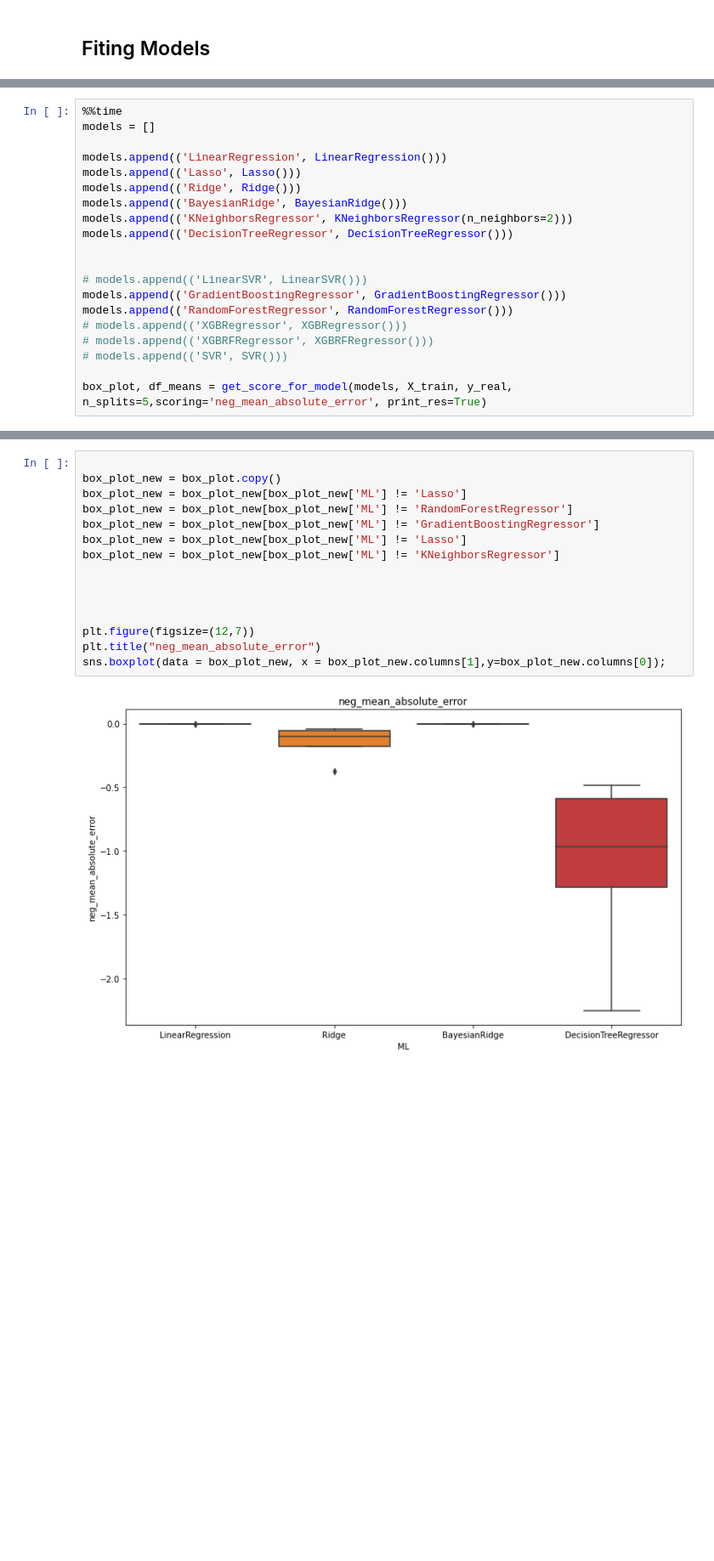
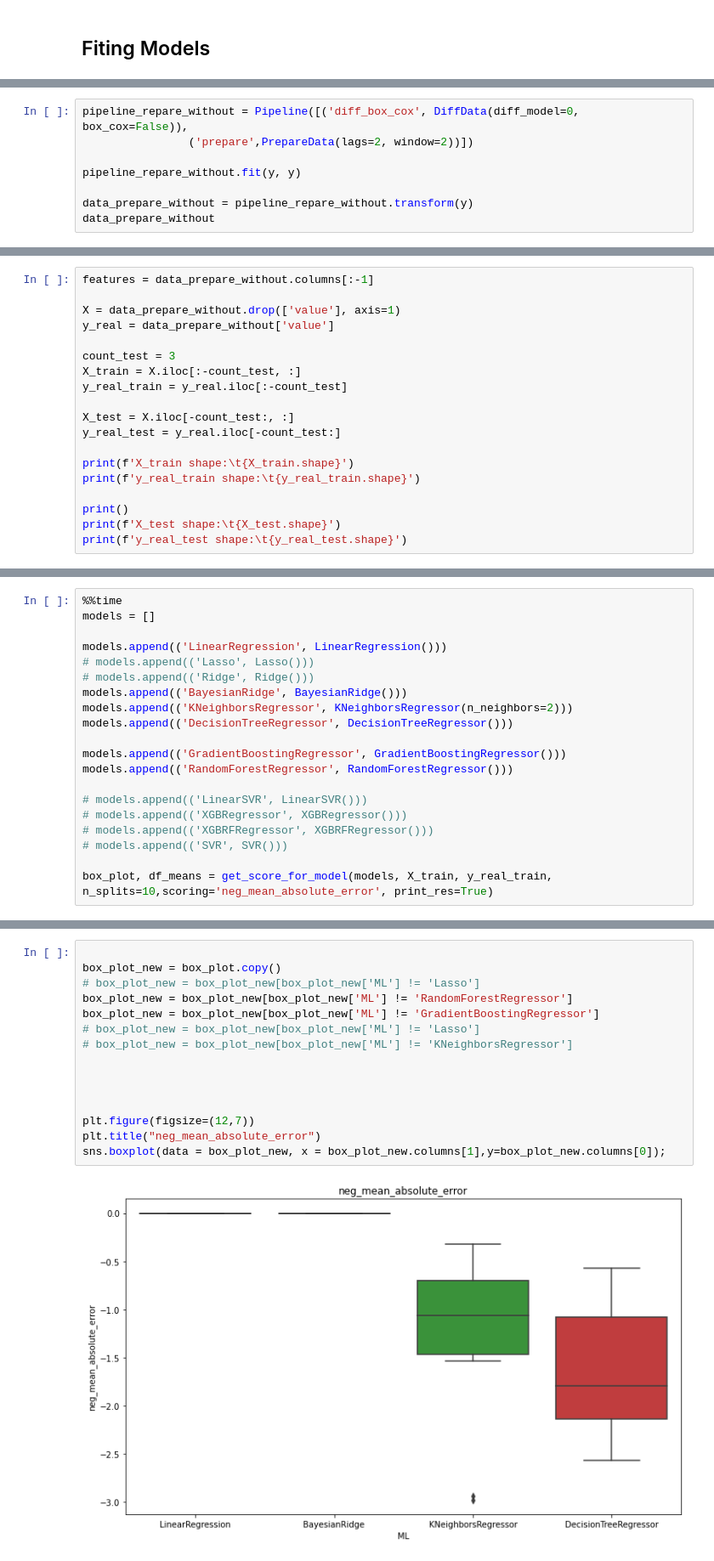
Before and after one commit to bateikoEd/dipl_program, a Jupyter notebook: eugen/template_gdp.ipynb, the cells around one changed output, grey strips where cells are left out. Shown at 85% size. Drawn from its saved outputs; the diff is of its cells as text; blank space fills up the shorter version.

```diff
--- a/eugen/template_gdp.ipynb
+++ b/eugen/template_gdp.ipynb
@@ -647,0 +598,8 @@ y_real = data['value']
+# %%
+pipeline_repare_without = Pipeline([('diff_box_cox', DiffData(diff_model=0, box_cox=False)),
+                ('prepare',PrepareData(lags=2, window=2))])
+
+pipeline_repare_without.fit(y, y)
+
+data_prepare_without = pipeline_repare_without.transform(y)
+data_prepare_without
@@ -647,0 +625,19 @@ y_real = data['value']
+# %%
+features = data_prepare_without.columns[:-1]
+
+X = data_prepare_without.drop(['value'], axis=1)
+y_real = data_prepare_without['value']
+
+count_test = 3
+X_train = X.iloc[:-count_test, :]
+y_real_train = y_real.iloc[:-count_test]
+
+X_test = X.iloc[-count_test:, :]
+y_real_test = y_real.iloc[-count_test:]
+
+print(f'X_train shape:\t{X_train.shape}')
+print(f'y_real_train shape:\t{y_real_train.shape}')
+
+print()
+print(f'X_test shape:\t{X_test.shape}')
+print(f'y_real_test shape:\t{y_real_test.shape}')
@@ -650,19 +652,19 @@ y_real = data['value']
 models = []
 
 models.append(('LinearRegression', LinearRegression()))
-models.append(('Lasso', Lasso()))
-models.append(('Ridge', Ridge()))
+# models.append(('Lasso', Lasso()))
+# models.append(('Ridge', Ridge()))
 models.append(('BayesianRidge', BayesianRidge()))
 models.append(('KNeighborsRegressor', KNeighborsRegressor(n_neighbors=2)))
 models.append(('DecisionTreeRegressor', DecisionTreeRegressor()))
 
+models.append(('GradientBoostingRegressor', GradientBoostingRegressor()))
+models.append(('RandomForestRegressor', RandomForestRegressor()))
 
 # models.append(('LinearSVR', LinearSVR()))
-models.append(('GradientBoostingRegressor', GradientBoostingRegressor()))
-models.append(('RandomForestRegressor', RandomForestRegressor()))
 # models.append(('XGBRegressor', XGBRegressor()))
 # models.append(('XGBRFRegressor', XGBRFRegressor()))
 # models.append(('SVR', SVR()))
 
-box_plot, df_means = get_score_for_model(models, X_train, y_real, n_splits=5,scoring='neg_mean_absolute_error', print_res=True)
+box_plot, df_means = get_score_for_model(models, X_train, y_real_train, n_splits=10,scoring='neg_mean_absolute_error', print_res=True)
 # %% [output]
@@ -685,18 +685,18 @@ sns.boxplot(data = box_plot, x = box_plot.columns[1],y=box_plot.columns[0]);
 # %%
 
 box_plot_new = box_plot.copy()
-box_plot_new = box_plot_new[box_plot_new['ML'] != 'Lasso']
+# box_plot_new = box_plot_new[box_plot_new['ML'] != 'Lasso']
 box_plot_new = box_plot_new[box_plot_new['ML'] != 'RandomForestRegressor']
 box_plot_new = box_plot_new[box_plot_new['ML'] != 'GradientBoostingRegressor']
-box_plot_new = box_plot_new[box_plot_new['ML'] != 'Lasso']
-box_plot_new = box_plot_new[box_plot_new['ML'] != 'KNeighborsRegressor']
+# box_plot_new = box_plot_new[box_plot_new['ML'] != 'Lasso']
+# box_plot_new = box_plot_new[box_plot_new['ML'] != 'KNeighborsRegressor']
 
 
 
 
 plt.figure(figsize=(12,7))
 plt.title("neg_mean_absolute_error")
 sns.boxplot(data = box_plot_new, x = box_plot_new.columns[1],y=box_plot_new.columns[0]);
 # %% [output]
-[figure, old version]
+[figure, new version]
 # %% [markdown]
```
Also changed, not shown: parts of 48 cells of this notebook, 1 other file.
